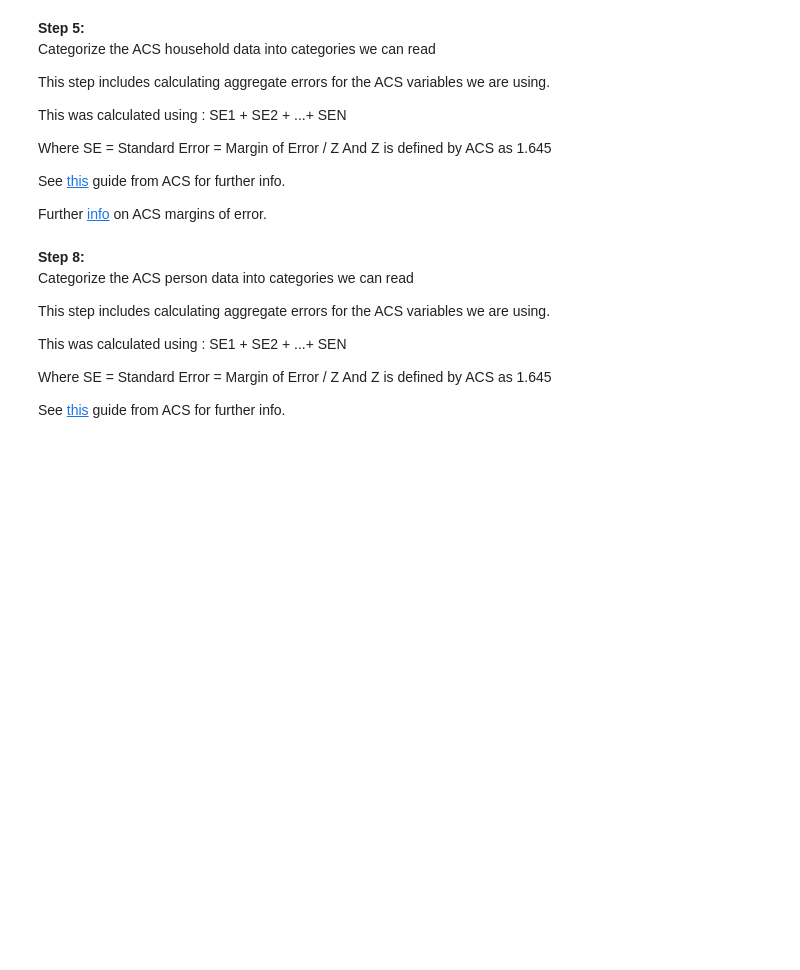
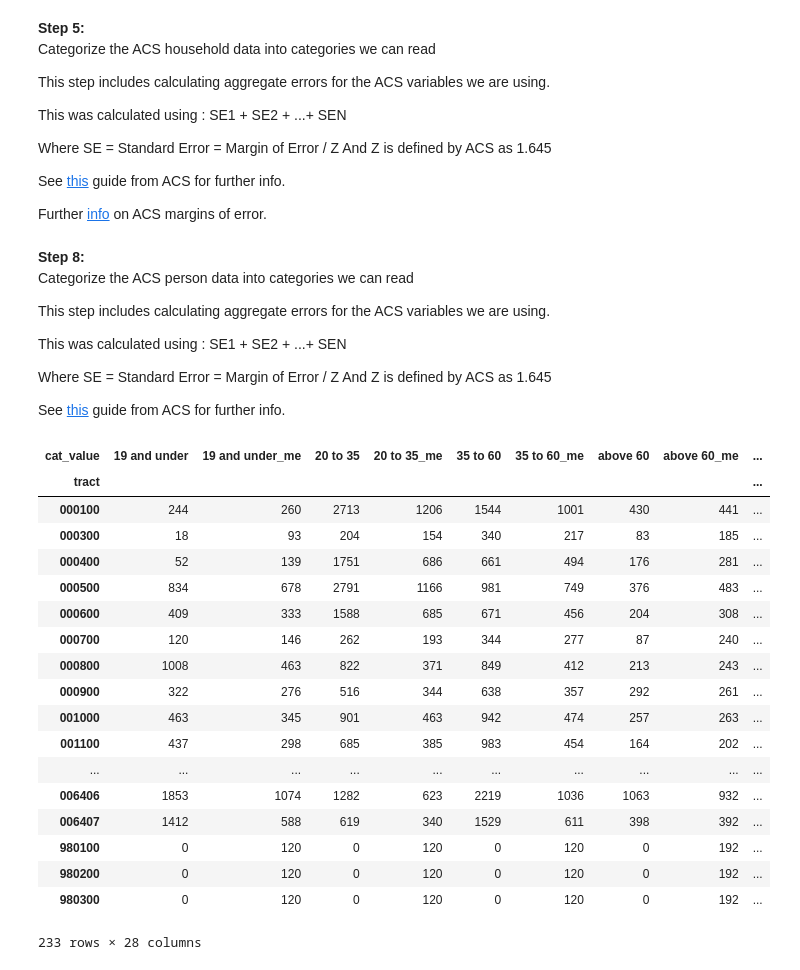
Before and after one commit to darebrawley/asa_synthetics, a Jupyter notebook: 02_census_downloader.ipynb, the cells around one changed output. Cells and saved outputs as stored; diff of their text form; code cells hidden in the pictures; blank space fills up the shorter version.

```diff
--- a/02_census_downloader.ipynb
+++ b/02_census_downloader.ipynb
@@ -182,6 +182,14 @@ p_acs_cat = cat.categorize(p_acs_tract, {
                          "B01001_043E + B01001_044E + B01001_045E + "
                          "B01001_046E + B01001_047E + B01001_048E + "
                          "B01001_049E",
+    ("age","women_60"): "(B01001_042E + "
+                         "B01001_043E + B01001_044E + B01001_045E + "
+                         "B01001_046E + B01001_047E + B01001_048E + "
+                         "B01001_049E)",
+    ("age","women_60_me"): "(B01001_042M + "
+                         "B01001_043M + B01001_044M + B01001_045M + "
+                         "B01001_046M + B01001_047M + B01001_048M + "
+                         "B01001_049M)",
     ("age", "above 60_me"): "(B01001_018M + B01001_019M + B01001_020M + "
                          "B01001_021M + B01001_022M + B01001_023M + "
                          "B01001_024M + B01001_025M + B01001_042M + "
@@ -218,3 +226,25 @@ p_acs_cat= p_acs_cat.rename(columns={'no_me':'nonhispanic_me',
 # %%
 p_acs_cat.to_csv('data_outputs/20190330_census_aggregates/37119_people_meck.csv')
 h_acs_cat.to_csv('data_outputs/20190330_census_aggregates/37119_households_meck.csv')
+# %%
+p_acs_cat
+# %% [output]
+| cat_value | 19 and under | 19 and under_me | 20 to 35 | 20 to 35_me | 35 to 60 | 35 to 60_me | above 60 | above 60_me | ... |
+| tract |  |  |  |  |  |  |  |  | ... |
+| 000100 | 244 | 260 | 2713 | 1206 | 1544 | 1001 | 430 | 441 | ... |
+| 000300 | 18 | 93 | 204 | 154 | 340 | 217 | 83 | 185 | ... |
+| 000400 | 52 | 139 | 1751 | 686 | 661 | 494 | 176 | 281 | ... |
+| 000500 | 834 | 678 | 2791 | 1166 | 981 | 749 | 376 | 483 | ... |
+| 000600 | 409 | 333 | 1588 | 685 | 671 | 456 | 204 | 308 | ... |
+| 000700 | 120 | 146 | 262 | 193 | 344 | 277 | 87 | 240 | ... |
+| 000800 | 1008 | 463 | 822 | 371 | 849 | 412 | 213 | 243 | ... |
+| 000900 | 322 | 276 | 516 | 344 | 638 | 357 | 292 | 261 | ... |
+| 001000 | 463 | 345 | 901 | 463 | 942 | 474 | 257 | 263 | ... |
+| 001100 | 437 | 298 | 685 | 385 | 983 | 454 | 164 | 202 | ... |
+| ... | ... | ... | ... | ... | ... | ... | ... | ... | ... |
+| 006406 | 1853 | 1074 | 1282 | 623 | 2219 | 1036 | 1063 | 932 | ... |
+| 006407 | 1412 | 588 | 619 | 340 | 1529 | 611 | 398 | 392 | ... |
+| 980100 | 0 | 120 | 0 | 120 | 0 | 120 | 0 | 192 | ... |
+| 980200 | 0 | 120 | 0 | 120 | 0 | 120 | 0 | 192 | ... |
+| 980300 | 0 | 120 | 0 | 120 | 0 | 120 | 0 | 192 | ... |
+233 rows × 28 columns
```
Also changed, not shown: 2 other files.
